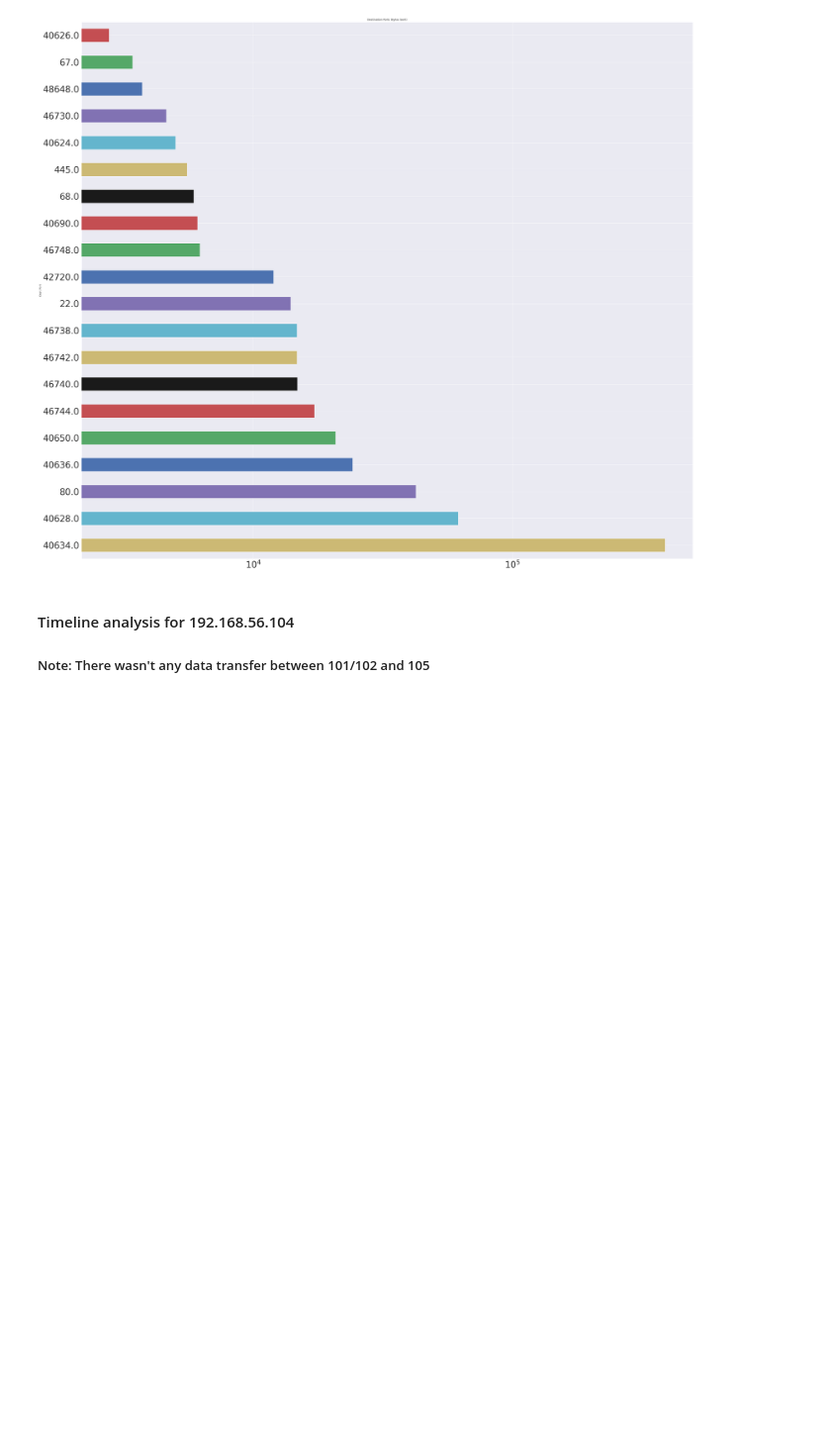
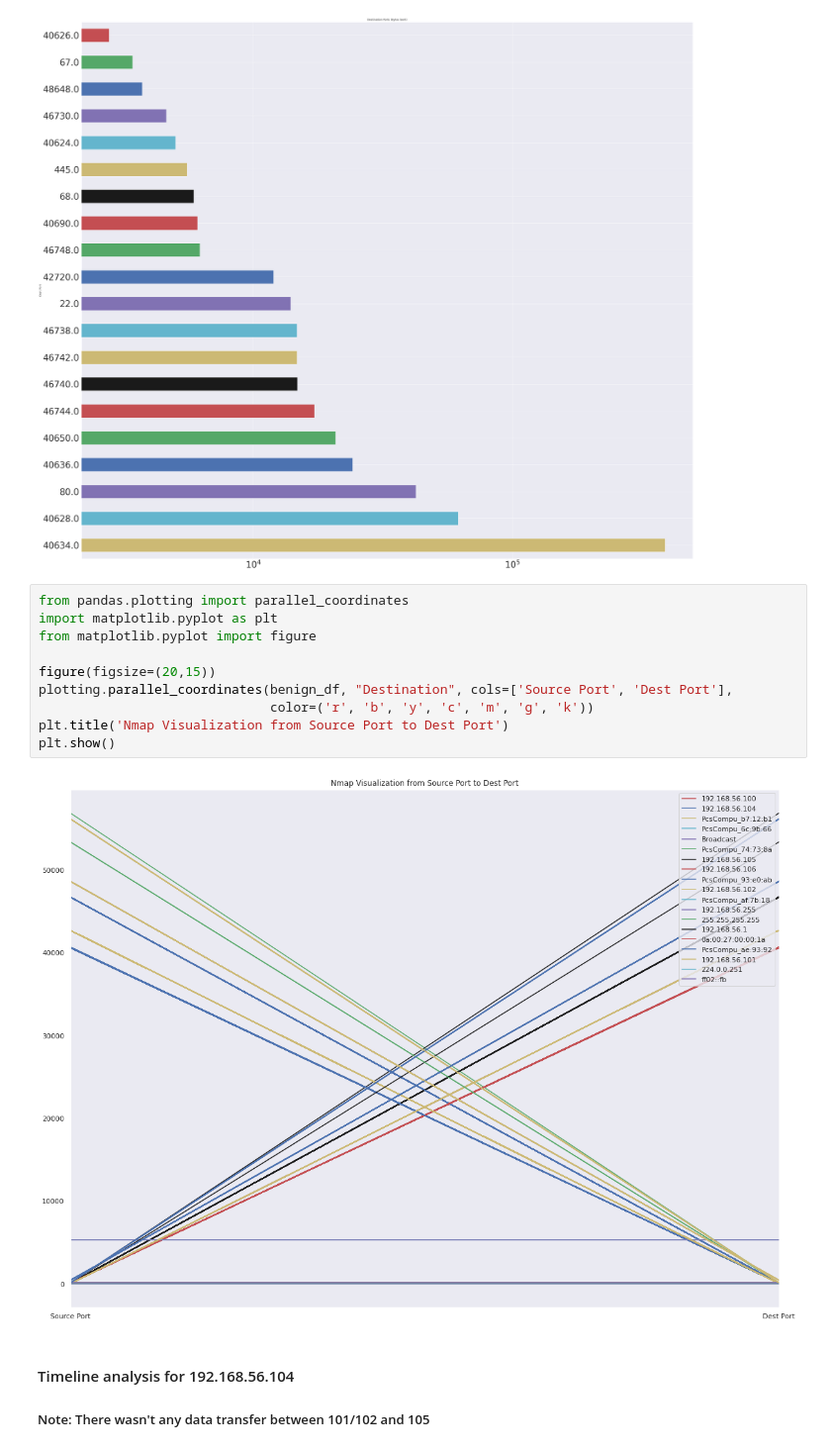
Before and after one commit to thespurgeo/ECE572Project, a Jupyter notebook: ECE572ProjectCode_benign.ipynb, the cells around one changed output. Shown at 99% size. Cells and saved outputs as stored; diff of their text form; blank space fills up the shorter version.

Commit message:
Added parallel coordinate plot to DOS and Benign

```diff
--- a/ECE572ProjectCode_benign.ipynb
+++ b/ECE572ProjectCode_benign.ipynb
@@ -309,6 +309,18 @@ Dest Port
 Name: Length, dtype: int64
 <AxesSubplot:title={'center':'Destination Ports (Bytes Sent)'}, ylabel='Dest Port'>
 [figure]
+# %%
+from pandas.plotting import parallel_coordinates
+import matplotlib.pyplot as plt
+from matplotlib.pyplot import figure
+
+figure(figsize=(20,15))
+plotting.parallel_coordinates(benign_df, "Destination", cols=['Source Port', 'Dest Port'],
+                              color=('r', 'b', 'y', 'c', 'm', 'g', 'k'))
+plt.title('Nmap Visualization from Source Port to Dest Port')
+plt.show()
+# %% [output]
+[figure, added]
 # %% [markdown]
 #### Timeline analysis for 192.168.56.104
 ##### Note: There wasn't any data transfer between 101/102 and 105
```
Also changed, not shown: 1 other file.
